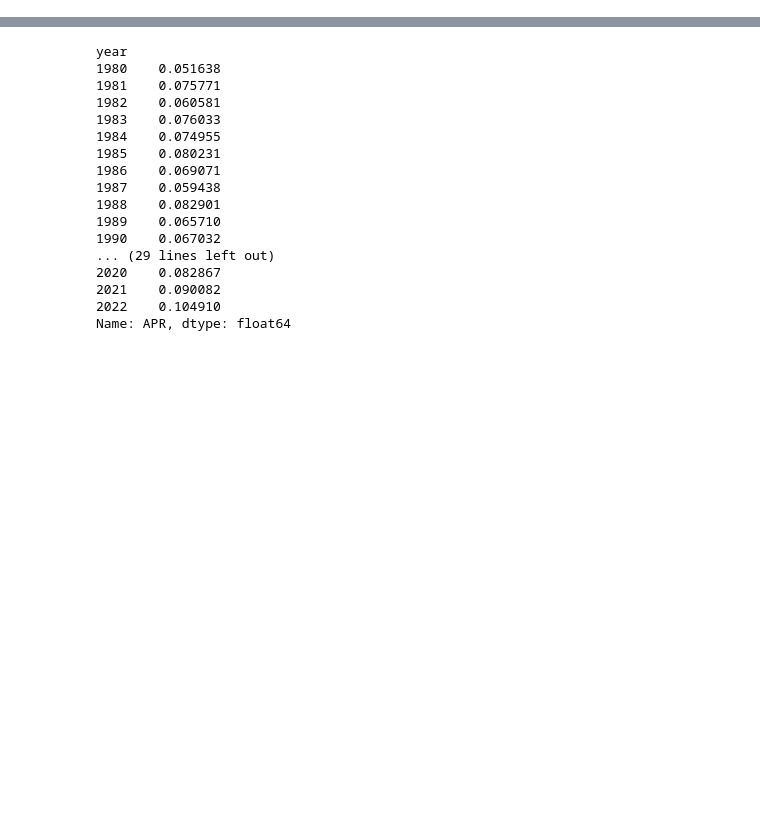
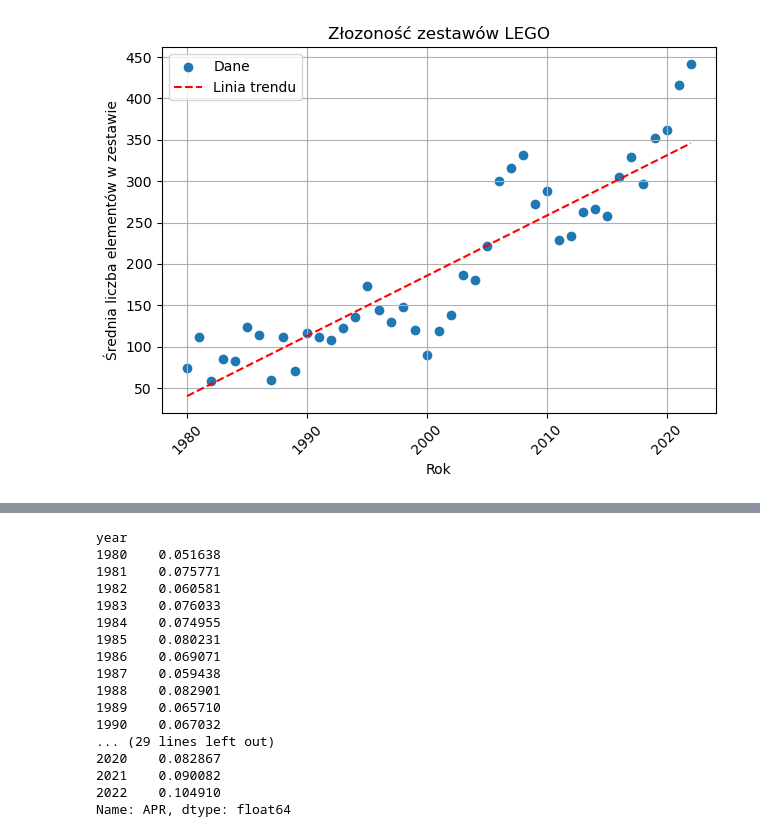
Before and after one commit to dawidgrabarczyk/lego-investment-analysis, a Jupyter notebook: lego.ipynb, the cells around one changed output, grey strips where cells are left out. Saved outputs shown, nothing was run; the diff lists cells and outputs as text; code cells hidden in the pictures; blank space fills up the shorter version.

```diff
--- a/lego.ipynb
+++ b/lego.ipynb
@@ -145,0 +74,32 @@ data filtering
+# %%
+# Complexity trend in LEGO sets per year
+# Group the data by year and calculate the average number of parts per set
+parts_per_set = df.groupby('year')['pieces'].mean()
+
+# Create a scatter plot of the data
+plt.scatter(parts_per_set.index, parts_per_set.values, label="Dane")
+
+# Calculate the slope and intercept of the best fit line
+slope, intercept, r_value, p_value, std_err = stats.linregress(parts_per_set.index[:-1], parts_per_set.values[:-1])
+
+# Calculate the x and y values for the best fit line
+x = np.array(parts_per_set.index)
+y = intercept + slope * x
+
+# Plot the best fit line
+plt.plot(x, y, 'r--', label='Linia trendu')
+
+# Add a legend to the plot
+plt.legend()
+
+# Show the plot
+plt.title('Złozoność zestawów LEGO')
+plt.xlabel('Rok')
+plt.ylabel('Średnia liczba elementów w zestawie')
+plt.grid(True)
+plt.xticks(rotation=45)
+plt.tight_layout()
+plt.savefig(plots_path / 'złozoność_zestawów_rok_do_roku.pdf')
+plt.show()
+# %% [output]
+[figure, added]
```
Also changed, not shown: parts of 46 cells of this notebook, 21 other files.
